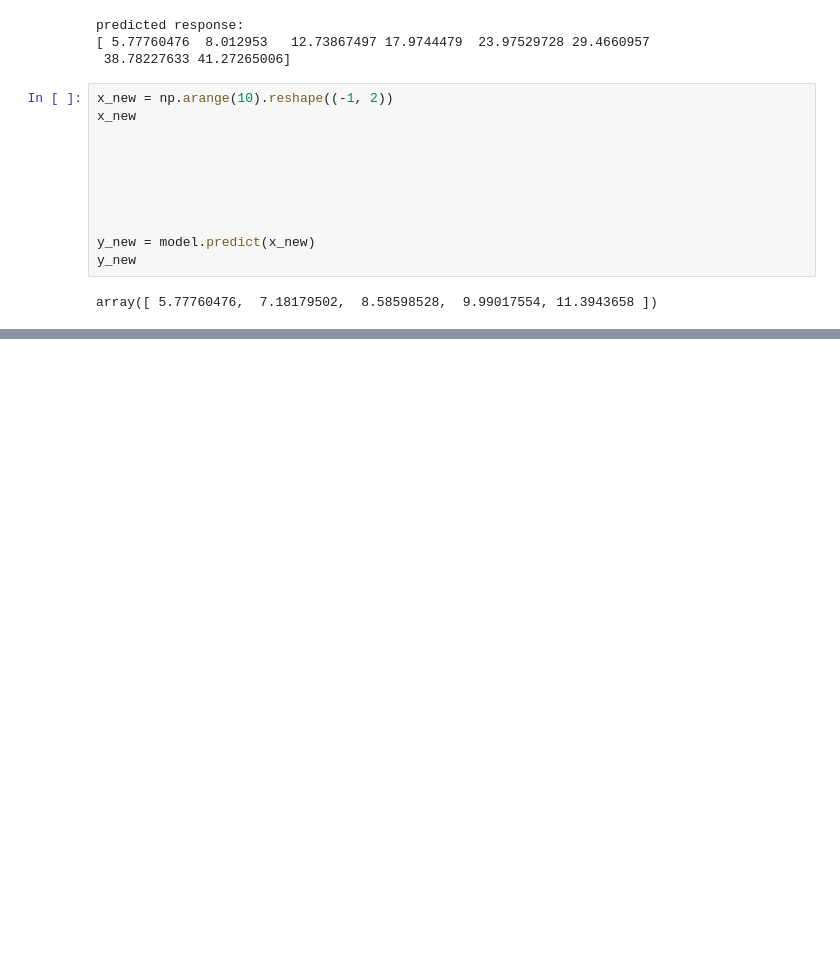
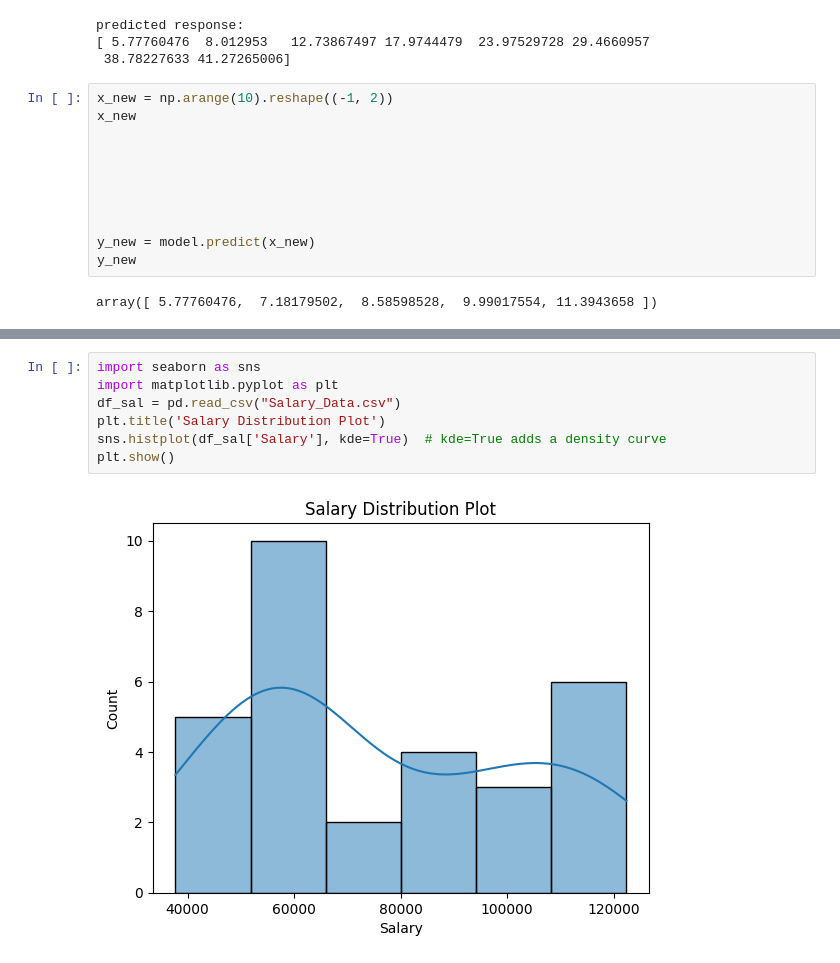
Before and after one commit to Sakshi-Murade/ML_LAB, a Jupyter notebook: Assignment_2.ipynb, the cells around one changed output, grey strips where cells are left out. Cells and saved outputs as stored; diff of their text form; blank space fills up the shorter version.

```diff
--- a/Assignment_2.ipynb
+++ b/Assignment_2.ipynb
@@ -151,0 +174,9 @@ from sklearn.linear_model import LinearRegression
+# %%
+import seaborn as sns
+import matplotlib.pyplot as plt
+df_sal = pd.read_csv("Salary_Data.csv")
+plt.title('Salary Distribution Plot')
+sns.histplot(df_sal['Salary'], kde=True)  # kde=True adds a density curve
+plt.show()
+# %% [output]
+[figure, added]
```
Also changed, not shown: parts of 11 cells of this notebook.
